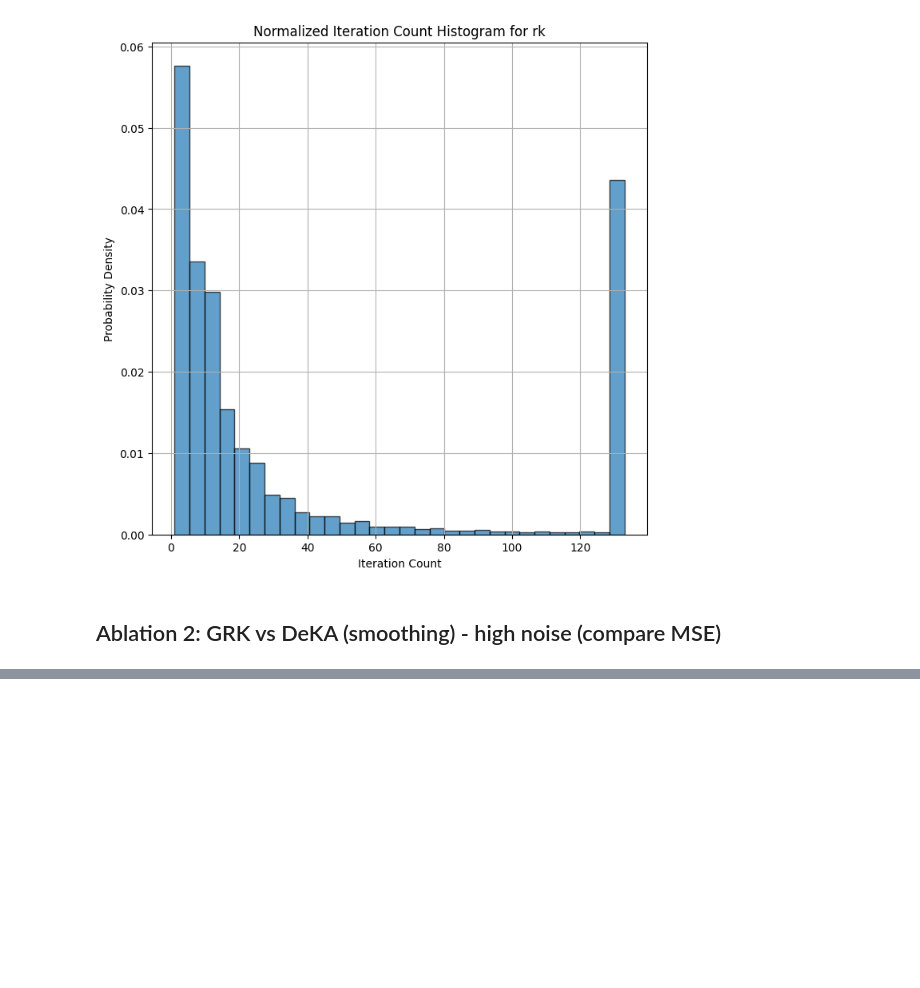
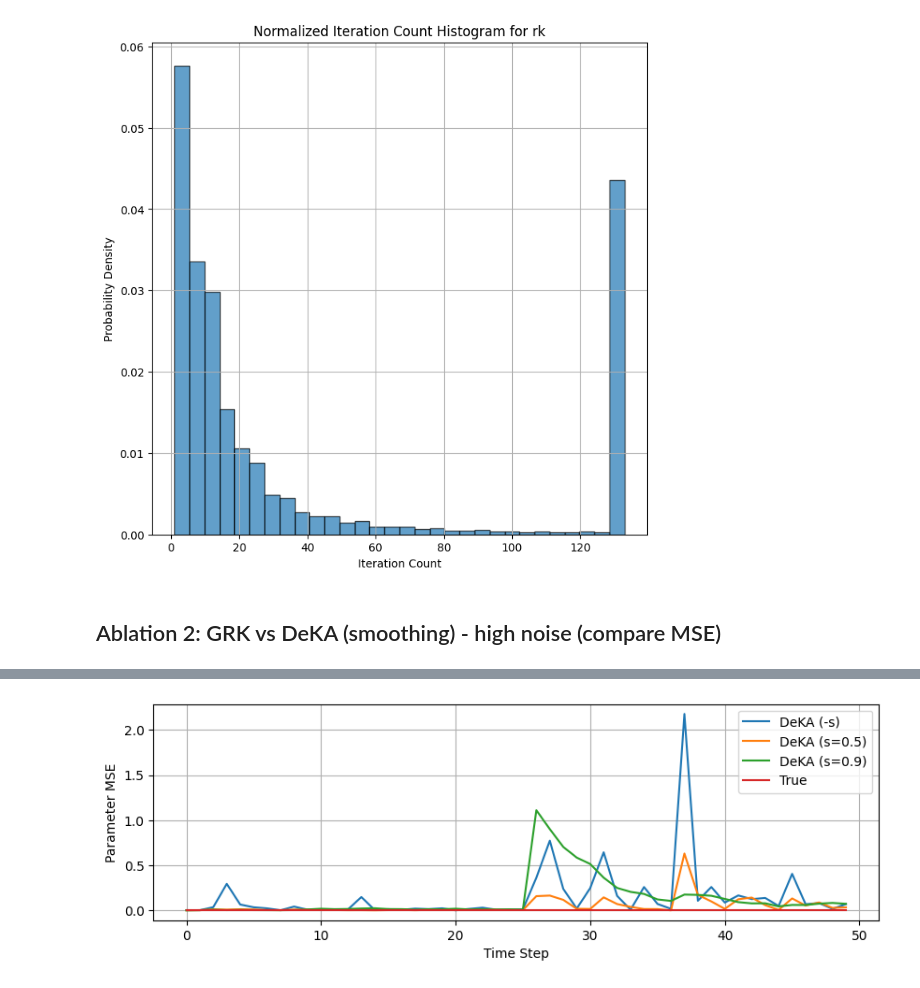
Before and after one commit to ChrisSha0104/Online-Parameter-Estimation-Using-the-Kaczmarz-Method, a Jupyter notebook: python/random_systems.ipynb, the cells around one changed output, grey strips where cells are left out. Saved outputs shown, nothing was run; the diff lists cells and outputs as text; code cells hidden in the pictures; blank space fills up the shorter version.

```diff
--- a/python/random_systems.ipynb
+++ b/python/random_systems.ipynb
@@ -275 +571,17 @@ rk: avg iterations per update = 38.28152, std deviation = 49.26414016797208, tot
+# %%
+fig, ax = plt.subplots(figsize=(10, 3))
+
+names = {"gt": "True", "deka_0": "DeKA (-s)", "deka_0.5": "DeKA (s=0.5)", "deka_0.9": "DeKA (s=0.9)"}
+
+for name, it in mse.items():
+    ax.plot(it, label=names[name])#, color=colors[name])
+
+# ax.set_title("")
+ax.set_xlabel("Time Step")
+ax.set_ylabel("Parameter MSE")
+ax.legend()
+ax.grid(True)
+plt.show()
+# %% [output]
+[figure, added]
 # %%
```
Also changed, not shown: parts of 12 cells of this notebook, 1 other file.
